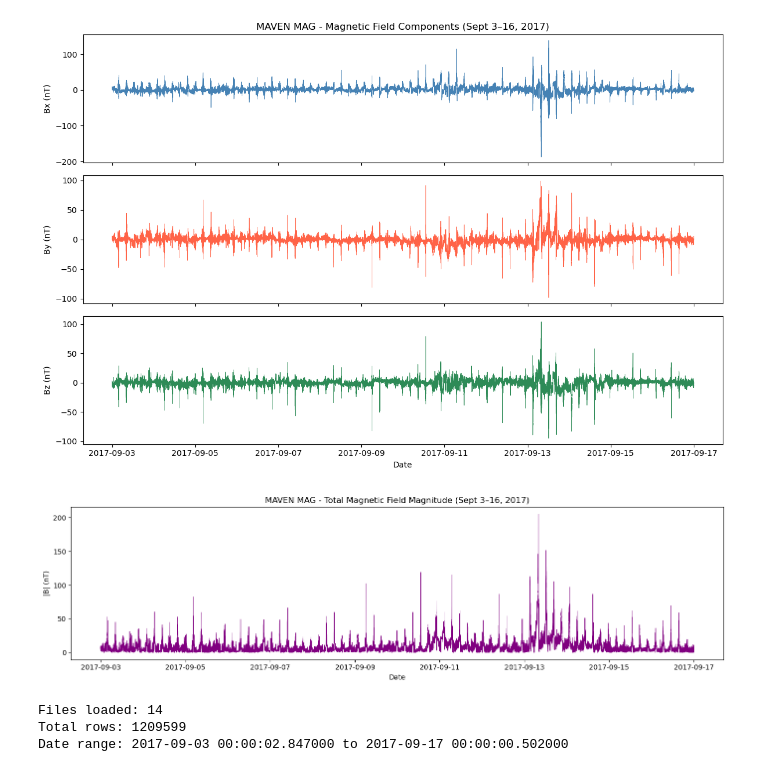
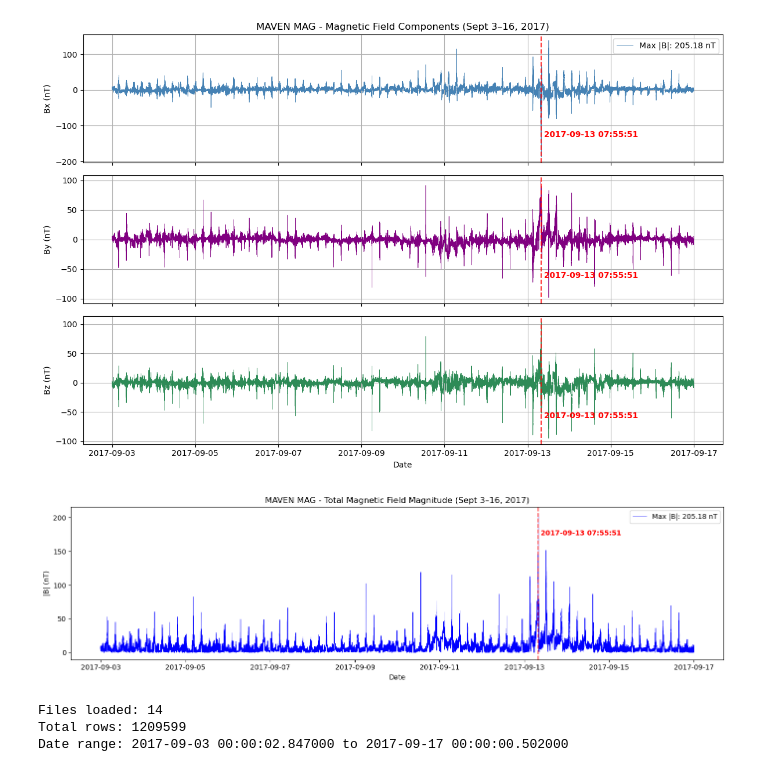
Before and after one commit to GPGN268/SP2026-FP03-Solar-Impacts-on-Magnet-Fields, a Jupyter notebook: milestone2/data_exploration.ipynb, the cells around one changed output. Cells and saved outputs as stored; diff of their text form; code cells hidden in the pictures.

Commit message:
Edited data exploration jupyter file

```diff
--- a/milestone2/data_exploration.ipynb
+++ b/milestone2/data_exploration.ipynb
@@ -10,7 +10,8 @@ import glob
 
 #print(os.getcwd())
 
-folder_path = r"data/maven_data"
+# You will have to input your own data folder path
+folder_path = "../../final-project-data/MAVEN"
 
 print(os.listdir(folder_path))
 
@@ -58,11 +59,13 @@ def read_maven_mag(filepath):
         ]
     )
 
-    df['datetime'] = pd.to_datetime(df['year'].astype(str) + ' ' + df['doy'].astype(str)) \
-                   + pd.to_timedelta(df['hour'], unit='h') \
-                   + pd.to_timedelta(df['min'], unit='m') \
-                   + pd.to_timedelta(df['sec'], unit='s') \
-                   + pd.to_timedelta(df['msec'], unit='ms')
+
+    df['datetime'] = pd.to_datetime(df['year'], format='%Y') + \
+                    pd.to_timedelta(df['doy'] - 1, unit='D') + \
+                    pd.to_timedelta(df['hour'], unit='h') + \
+                    pd.to_timedelta(df['min'], unit='m') + \
+                    pd.to_timedelta(df['sec'], unit='s') + \
+                    pd.to_timedelta(df['msec'], unit='ms')
 
 
     return df
@@ -74,6 +77,7 @@ print(f"Reading {len(files_1s)} files...")
 
 df_all = pd.concat([read_maven_mag(f) for f in files_1s], ignore_index=True)
 df_all = df_all.sort_values('datetime').reset_index(drop=True)
+df_all['Bmag'] = np.sqrt(df_all['Bx']**2 + df_all['By']**2 + df_all['Bz']**2)
 
 print(f"Total rows: {len(df_all)}")
 print(df_all[['datetime', 'Bx', 'By', 'Bz', 'x', 'y', 'z']].head())
@@ -96,0 +102,6 @@ Reading 14 files...
+# %%
+max_idx = df_all["Bmag"].idxmax()
+t_max = pd.Series(df_all.loc[max_idx, 'datetime']).iloc[0]
+b_max = pd.Series(df_all.loc[max_idx, 'Bmag']).iloc[0]
+date_str = t_max.strftime('%Y-%m-%d %H:%M:%S')
+print(t_max)
@@ -97,13 +110,29 @@ Reading 14 files...
 # %%
 fig, axes = plt.subplots(3, 1, figsize=(12, 8), sharex=True)
 
-for ax, col, color in zip(axes, ['Bx', 'By', 'Bz'], ['steelblue', 'tomato', 'seagreen']):
+for ax, col, color in zip(axes, ['Bx', 'By', 'Bz'], ['steelblue', 'purple', 'seagreen']):
     ax.plot(df_all['datetime'], df_all[col], lw=0.5, color=color)
     ax.set_ylabel(f'{col} (nT)')
 
+
+    ax.axvline(x=t_max, color='red', linestyle='--', linewidth=1.5, alpha=0.8)
+
+    ax.text(x=t_max,
+            y=0.25,
+            s=f' {date_str}',
+            color='red',
+            fontweight='bold',
+            transform=ax.get_xaxis_transform(),
+            verticalalignment='top',
+            horizontalalignment='left')
+
+    ax.grid(True)
 axes[0].set_title('MAVEN MAG - Magnetic Field Components (Sept 3–16, 2017)')
 axes[-1].set_xlabel('Date')
+axes[0].legend([ f'Max |B|: {b_max:.2f} nT'], loc='upper right')
+
+
 plt.tight_layout()
 plt.show()
 # %% [output]
-[figure, old version]
+[figure, new version]
@@ -112,14 +139,24 @@ df_all['Bmag'] = np.sqrt(df_all['Bx']**2 + df_all['By']**2 + df_all['Bz']**2)
 # %%
 fig, ax = plt.subplots(figsize=(14, 4))
 
-ax.plot(df_all['datetime'], df_all['Bmag'], lw=0.5, color='purple')
+ax.plot(df_all['datetime'], df_all['Bmag'], lw=0.5, color='blue')
+ax.axvline(x=t_max, color='red', linestyle='--', linewidth=1.5, alpha=0.8)
+ax.text(x=t_max,
+        y=0.85,
+        s=f' {date_str}',
+        color='red',
+        fontweight='bold',
+        transform=ax.get_xaxis_transform(),
+        verticalalignment='top',
+        horizontalalignment='left')
 ax.set_ylabel('|B| (nT)')
+ax.legend([ f'Max |B|: {b_max:.2f} nT'], loc='upper right')
 ax.set_xlabel('Date')
 ax.set_title('MAVEN MAG - Total Magnetic Field Magnitude (Sept 3–16, 2017)')
 plt.tight_layout()
 plt.show()
 # %% [output]
-[figure, old version]
+[figure, new version]
 # %%
 print(f"Files loaded: {len(files_1s)}")
 print(f"Total rows: {len(df_all)}")
```
Also changed, not shown: parts of 3 cells of this notebook.
